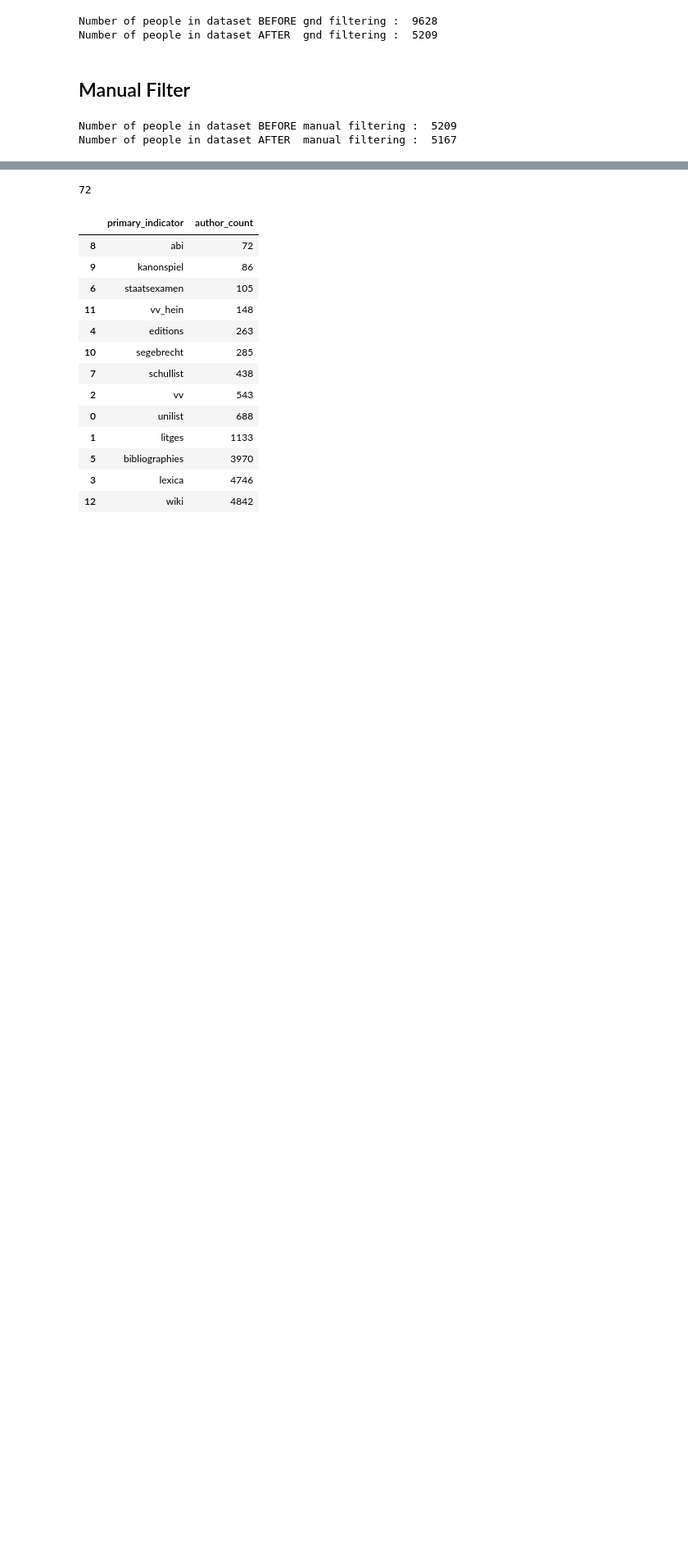
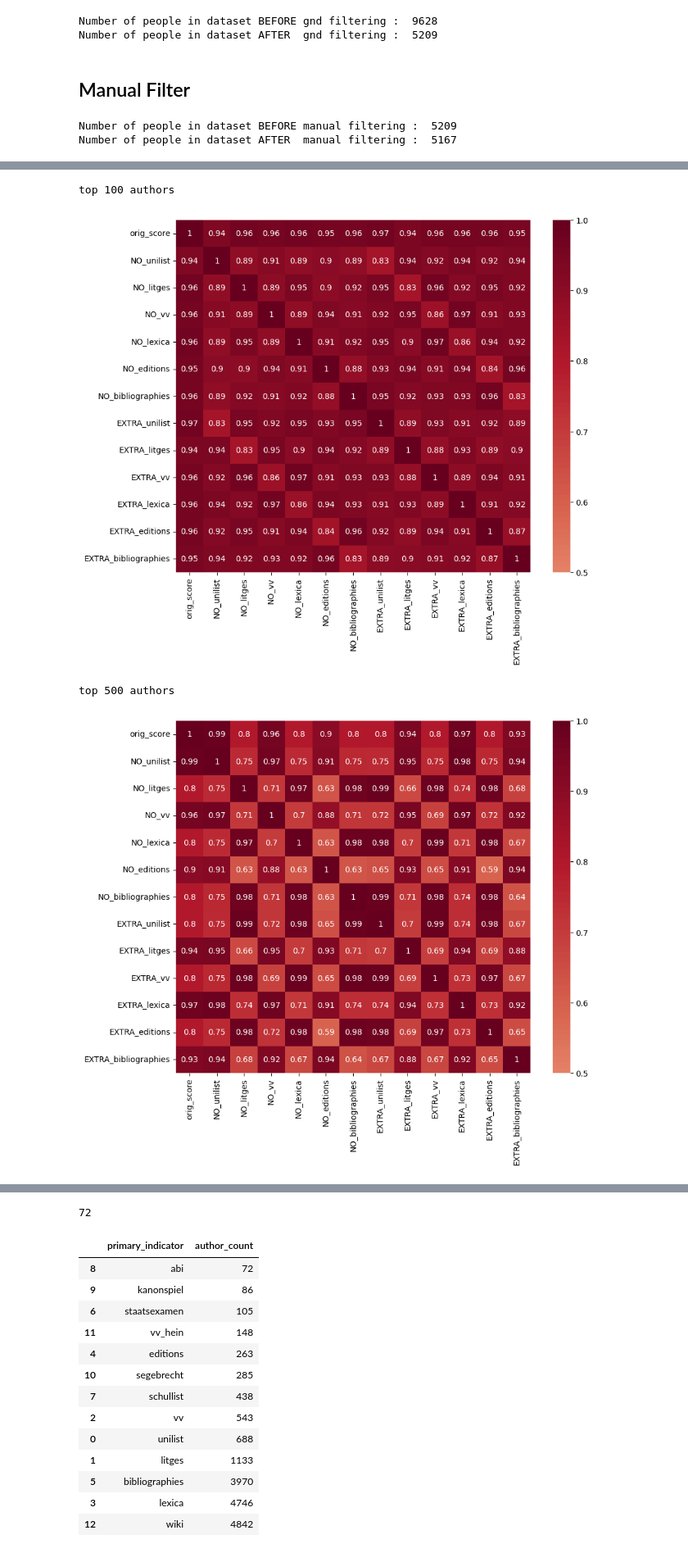
Before and after one commit to agihil/germancanon, a Jupyter notebook: notebooks/publication.ipynb, the cells around one changed output, grey strips where cells are left out. Shown at 82% size. Cells and saved outputs as stored; diff of their text form; code cells hidden in the pictures; blank space fills up the shorter version.

```diff
--- a/notebooks/publication.ipynb
+++ b/notebooks/publication.ipynb
@@ -222,0 +274,43 @@ data = add_scores(data).copy()
+# %%
+# weighting
+
+robustness_data = data[['GND_name', 'canonicity_score_raw']].copy()
+robustness_data = robustness_data.rename(columns={'canonicity_score_raw' : 'orig_score'})
+
+# drop primary indicator
+for prim_indicator in academic_indicator_dict.keys():
+    data_temp = add_scores(
+        data,
+        canon_indicators = [x for x in academic_indicator_dict.keys() if x != prim_indicator]
+        ).copy()
+    robustness_data['NO_'+prim_indicator] = data_temp['canonicity_score_raw']
+    robustness_data = robustness_data.copy()
+
+# add additional weight to primary indicator
+for prim_indicator in academic_indicator_dict.keys():
+    data_temp = add_scores(
+        data,
+        canon_indicators = list(academic_indicator_dict.keys()) + [prim_indicator]
+        ).copy()
+    robustness_data['EXTRA_'+prim_indicator] = data_temp['canonicity_score_raw']
+    robustness_data = robustness_data.copy()
+
+# show results
+for top in [100, 500, 999999]:
+    print(f"top {top} authors")
+    corr_results = robustness_data.sort_values(by='orig_score').tail(top).drop(['GND_name'], axis=1).corr(method='spearman')
+
+    plt.figure(figsize=(10, 8))
+    sns.heatmap(
+        corr_results,
+        annot=True,
+        vmin=0.5, vmax=1,   # fix scale from -1 to 1
+        center=0,          # optional: ensures diverging colormap is centered at 0
+        cmap="RdBu_r"    # diverging colormap for negative/positive values
+    )
+    plt.show()
+# %% [output]
+top 100 authors
+[figure, added]
+top 500 authors
+[figure, added]
```
Also changed, not shown: parts of 9 cells of this notebook.
